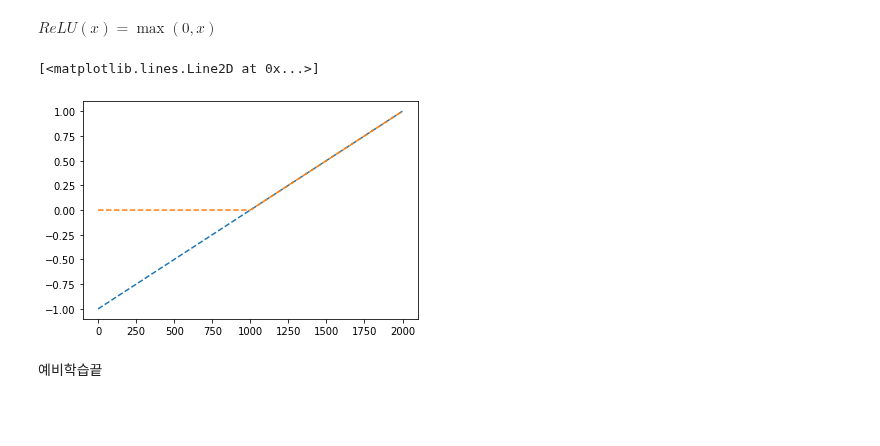
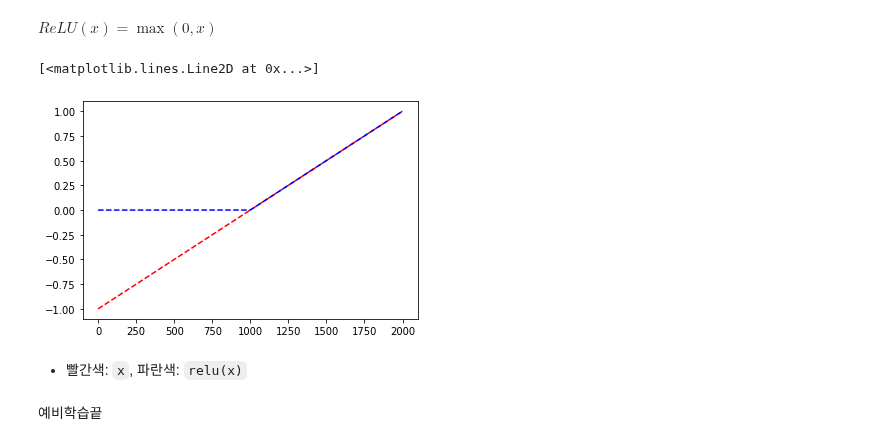
Before and after one commit to guebin/DL2022_backup, a Jupyter notebook: _notebooks/2022-10-04-(5주차) draft.ipynb, the cells around one changed output. Saved outputs shown, nothing was run; the diff lists cells and outputs as text; code cells hidden in the pictures; blank space fills up the shorter version.

```diff
--- a/_notebooks/2022-10-04-(5주차) draft.ipynb
+++ b/_notebooks/2022-10-04-(5주차) draft.ipynb
@@ -126,11 +140,13 @@ plt.plot(u,'--')
 $ReLU(x) = \max(0,x)$
 # %%
 relu=torch.nn.ReLU()
-plt.plot(x,'--')
-plt.plot(relu(x),'--')
+plt.plot(x,'--r')
+plt.plot(relu(x),'--b')
 # %% [output]
 [<matplotlib.lines.Line2D at 0x...>]
-[figure, old version]
+[figure, new version]
+# %% [markdown]
+- 빨간색: `x`, 파란색: `relu(x)`
 # %% [markdown]
 예비학습끝
 # %% [markdown]
```
Also changed, not shown: parts of 59 cells of this notebook, 3 other files.
